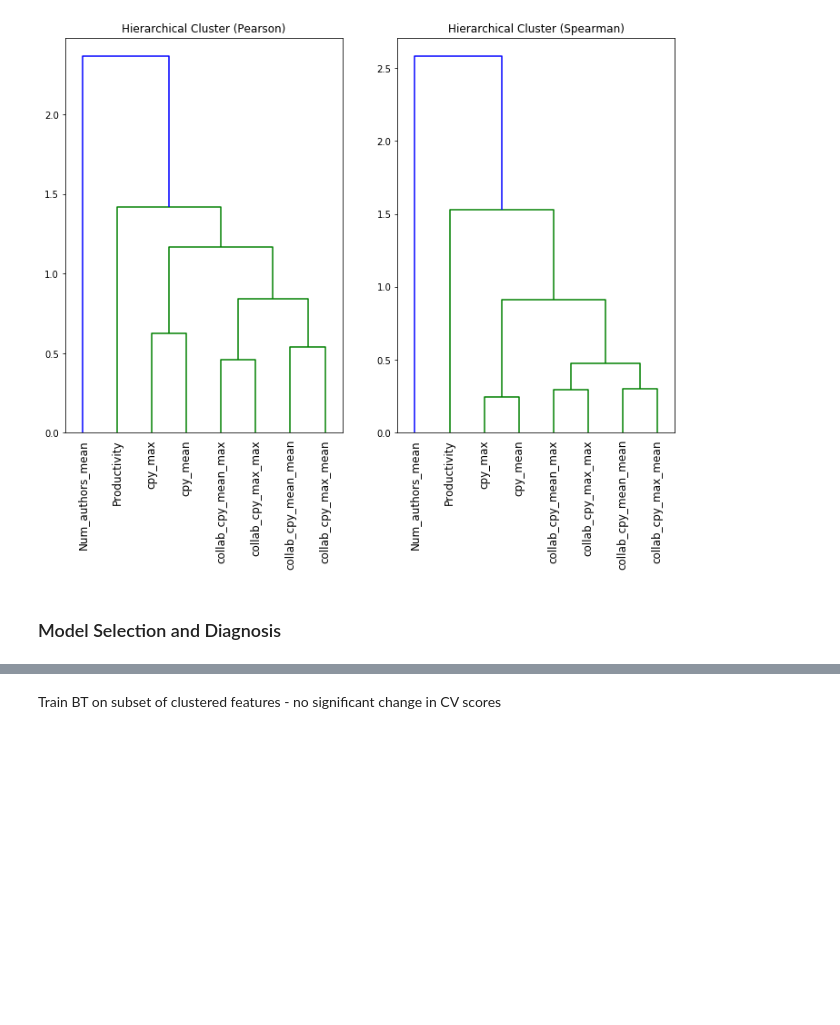
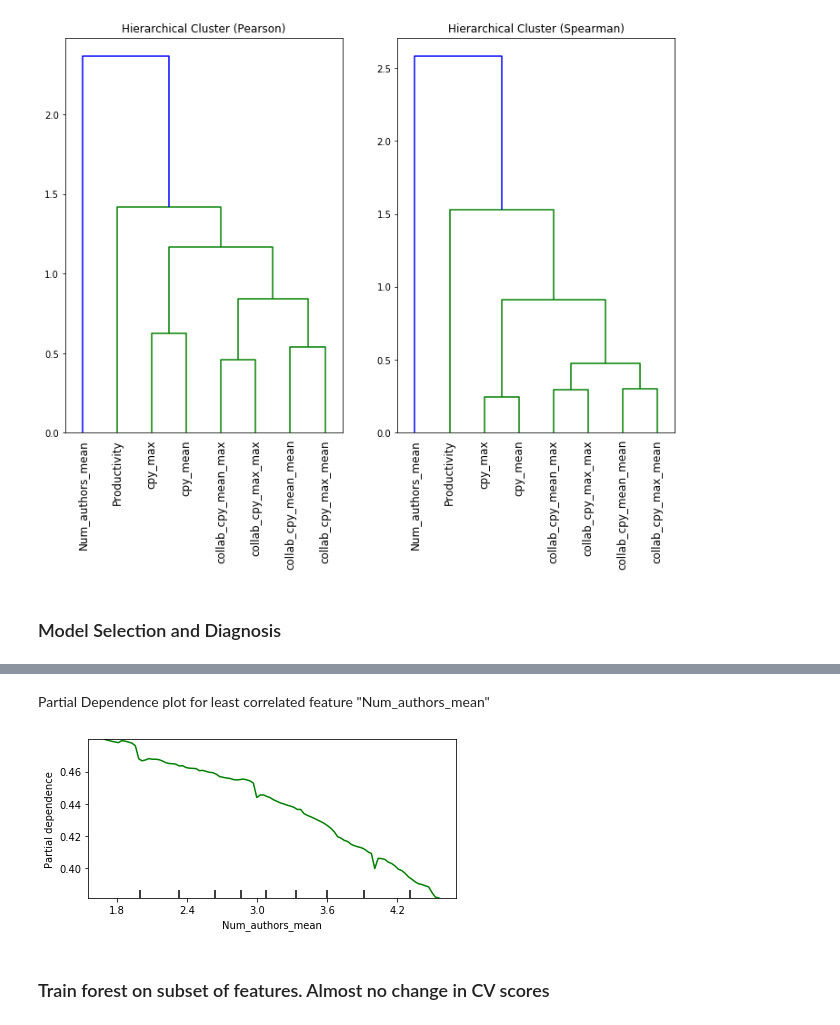
Before and after one commit to vijayoct27/physics-churn, a Jupyter notebook: inspire_model.ipynb, the cells around one changed output, grey strips where cells are left out. Cells and saved outputs as stored; diff of their text form; code cells hidden in the pictures; blank space fills up the shorter version.

```diff
--- a/inspire_model.ipynb
+++ b/inspire_model.ipynb
@@ -249,5 +250,13 @@ plt.show()
+# %% [markdown]
+Partial Dependence plot for least correlated feature "Num_authors_mean"
+# %%
+rf = RandomForestClassifier(n_estimators=50, min_samples_leaf=20, random_state=0)
+rf.fit(X, y)
+plot_partial_dependence(rf, X, ['Num_authors_mean'], featuresub)
+# %% [output]
+[figure, added]
 # %% [markdown]
-Train BT on subset of clustered features - no significant change in CV scores
+### Train forest on subset of features. Almost no change in CV scores
 # %%
 featuresub = ['Num_authors_mean',
               'Productivity',
```
Also changed, not shown: parts of 34 cells of this notebook.
